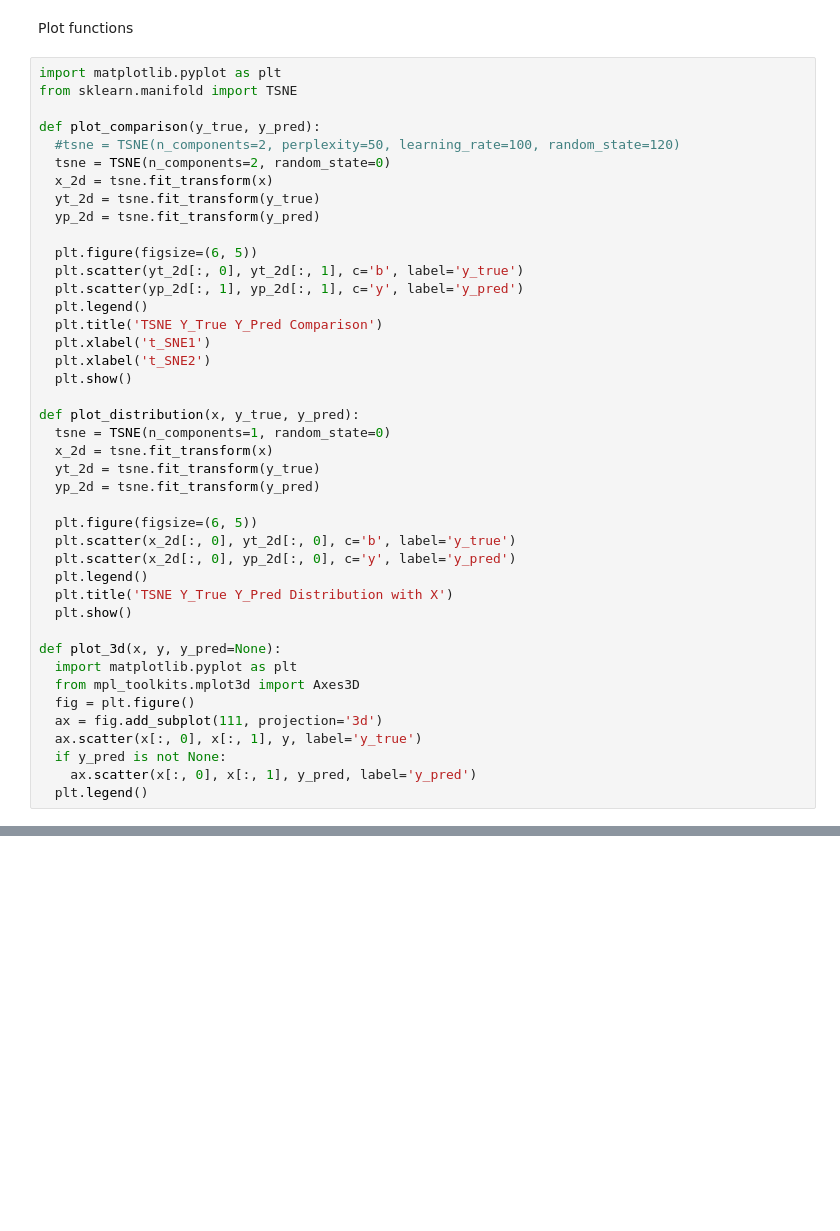
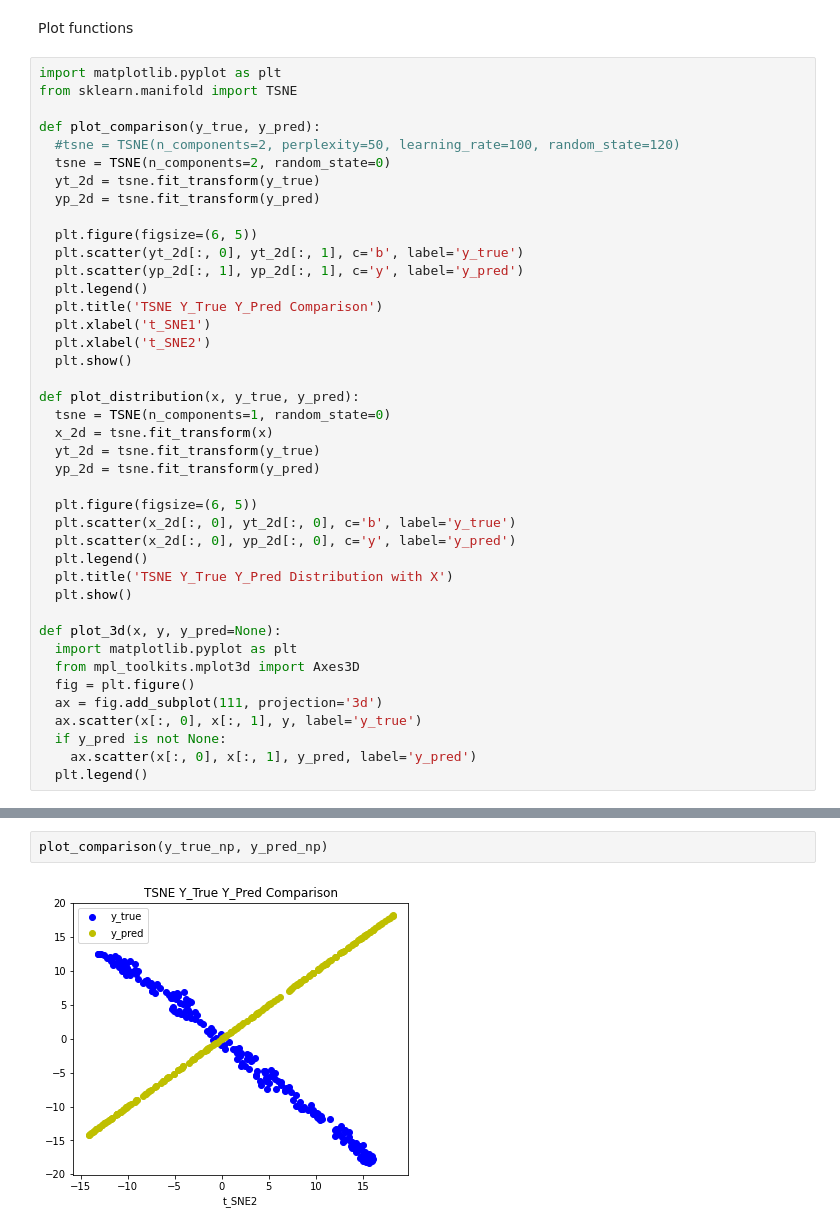
Before and after one commit to YuxingW/deep_learning, a Jupyter notebook: hw3/part_b3_pytorch_neural_network.ipynb, the cells around one changed output, grey strips where cells are left out. Cells and saved outputs as stored; diff of their text form; blank space fills up the shorter version.

```diff
--- a/hw3/part_b3_pytorch_neural_network.ipynb
+++ b/hw3/part_b3_pytorch_neural_network.ipynb
@@ -114,7 +137,6 @@ from sklearn.manifold import TSNE
 def plot_comparison(y_true, y_pred):
   #tsne = TSNE(n_components=2, perplexity=50, learning_rate=100, random_state=120)
   tsne = TSNE(n_components=2, random_state=0)
-  x_2d = tsne.fit_transform(x)
   yt_2d = tsne.fit_transform(y_true)
   yp_2d = tsne.fit_transform(y_pred)
 
@@ -160 +182,5 @@ plot_comparison(y_true, y_pred)
+# %%
+plot_comparison(y_true_np, y_pred_np)
+# %% [output]
+[figure, added]
 # %%
```
Also changed, not shown: parts of 9 cells of this notebook.
